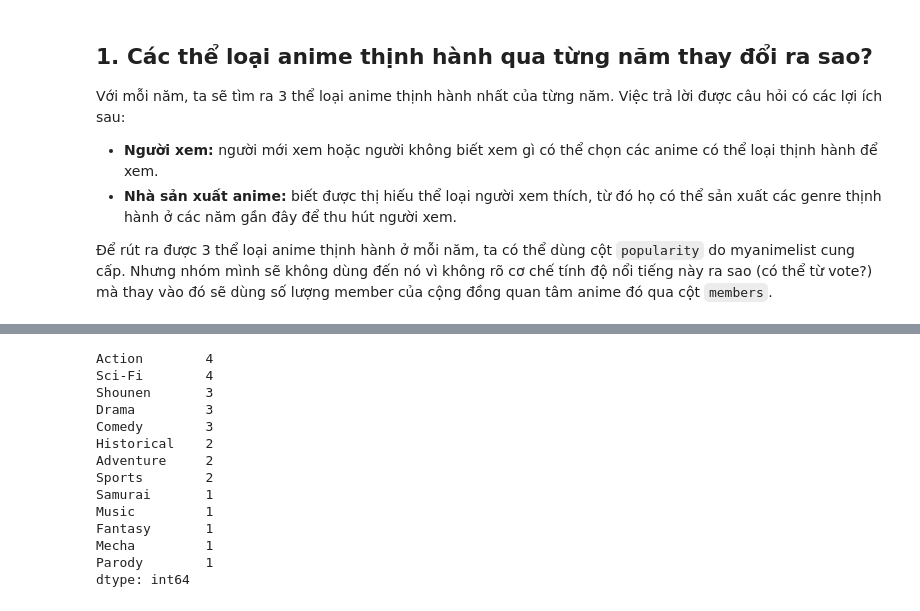
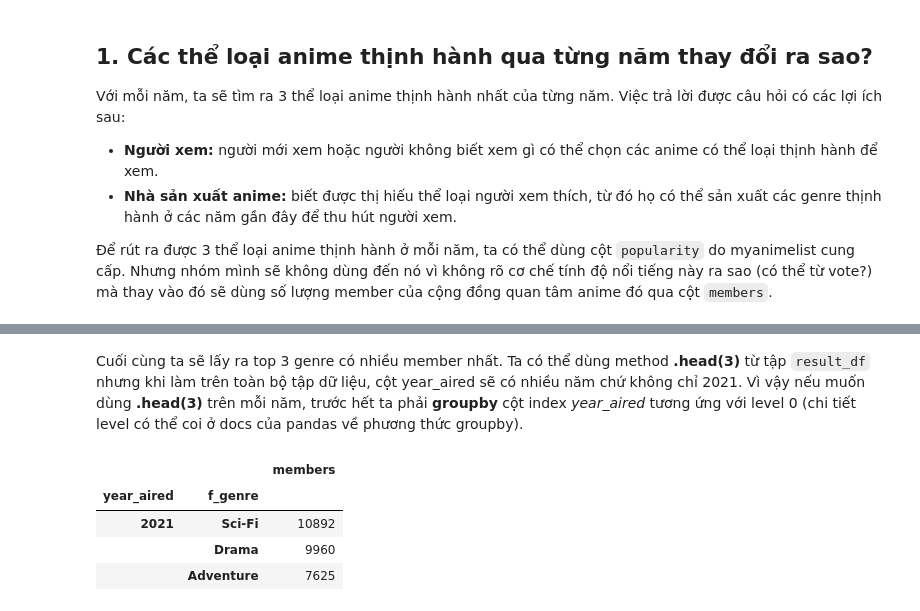
Before and after one commit to phineasla-hcmus/3.1-DS-Final, a Jupyter notebook: P4DS_FinalProject.ipynb, the cells around one changed output, grey strips where cells are left out. Saved outputs shown, nothing was run; the diff lists cells and outputs as text; code cells hidden in the pictures.

```diff
--- a/P4DS_FinalProject.ipynb
+++ b/P4DS_FinalProject.ipynb
@@ -644,17 +665,12 @@ dtype: object
+# %% [markdown]
+Cuối cùng ta sẽ lấy ra top 3 genre có nhiều member nhất. Ta có thể dùng method **.head(3)** từ tập `result_df` nhưng khi làm trên toàn bộ tập dữ liệu, cột year_aired sẽ có nhiều năm chứ không chỉ 2021. Vì vậy nếu muốn dùng **.head(3)** trên mỗi năm, trước hết ta phải **groupby** cột index *year_aired* tương ứng với level 0 (chi tiết level có thể coi ở docs của pandas về phương thức groupby).
 # %%
-flatted_genre.value_counts()
+# Bước tiếp theo là lấy ra top genre có nhiều member
+# Ta sẽ lấy ra top 3 theo từng năm
+result_df.groupby(level=0).head(3)
 # %% [output]
-Action        4
-Sci-Fi        4
-Shounen       3
-Drama         3
-Comedy        3
-Historical    2
-Adventure     2
-Sports        2
-Samurai       1
-Music         1
-Fantasy       1
-Mecha         1
-Parody        1
-dtype: int64
+|  |  | members |
+| year_aired | f_genre |  |
+| 2021 | Sci-Fi | 10892 |
+|  | Drama | 9960 |
+|  | Adventure | 7625 |
```
Also changed, not shown: parts of 6 cells of this notebook.
